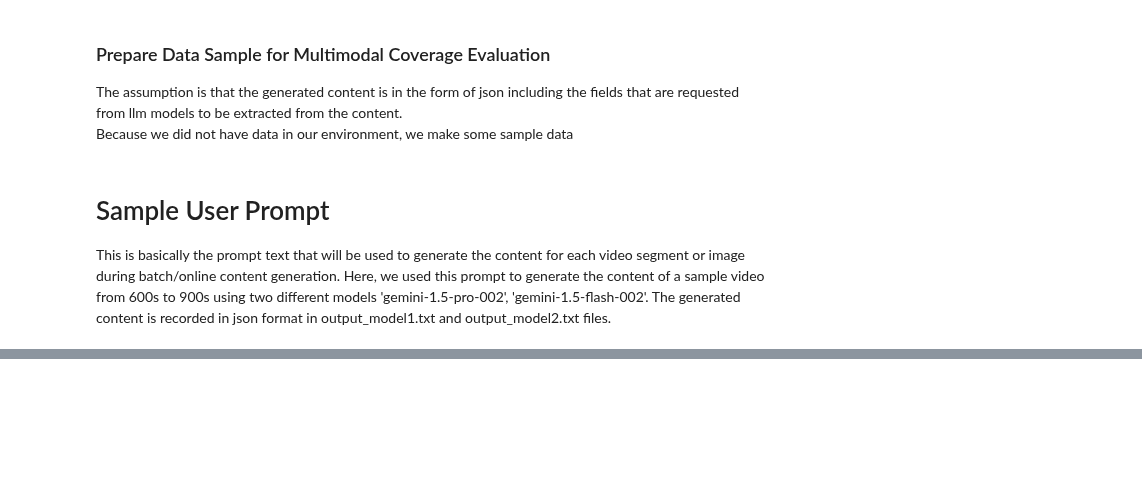
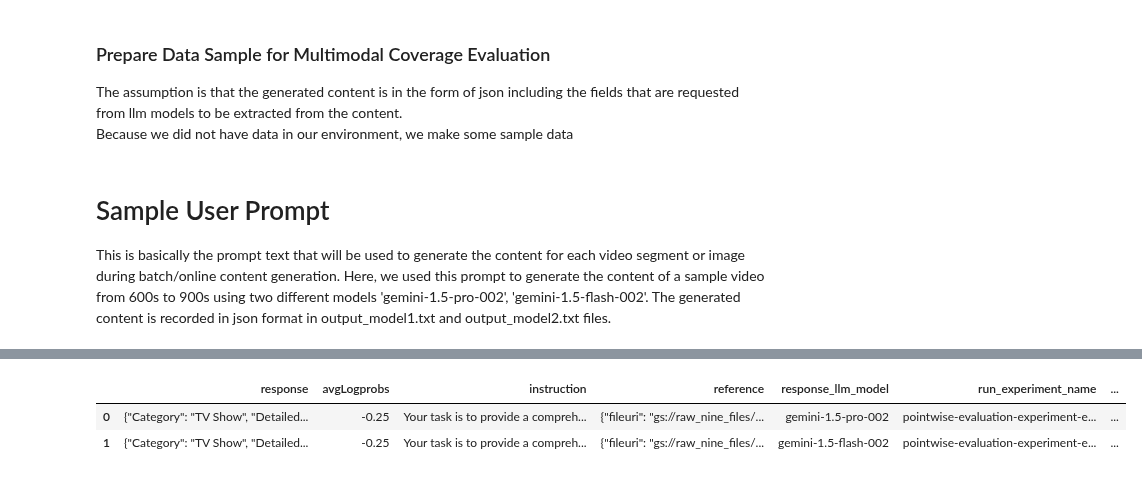
Before and after one commit to intelia-agility/GenAI, a Jupyter notebook: LLM_Eval/LLM_Evaulations_SRC/LLM_Evaluation.ipynb, the cells around one changed output, grey strips where cells are left out. Saved outputs shown, nothing was run; the diff lists cells and outputs as text; code cells hidden in the pictures; blank space fills up the shorter version.

```diff
--- a/LLM_Eval/LLM_Evaulations_SRC/LLM_Evaluation.ipynb
+++ b/LLM_Eval/LLM_Evaulations_SRC/LLM_Evaluation.ipynb
@@ -205,7 +217,7 @@ pointwise_evaluation_client=PointWiseEvaluationClient(project='nine-quality-test
                           response_desc_column_name=response_column_name,
                           response_llm_model_column_name=response_modelVersion,
                           response_avgLogprobs_column_name=response_avgLogprobs,
-                          eval_metrics=None,
+                          eval_metrics=eval_metrics,
                          experiment_name="pointwise-evaluation-experiment",
                          evaluation_prompt= "Evaluate the AI's contribution to a meaningful content generation. For rating and evaluationtion of the response on a 1-5 scale, use the given rubric criteria.",
                          delete_experiment=True, # to save the costs, delete the evaluation experiment after the evaluation is finished
@@ -334,17 +336,26 @@ class PointWiseEvaluationClient:
                              **({"instruction": self.items[self.response_userPrompt_column_name].to_list()} if
                                self.response_userPrompt_column_name !=None else {}),
 
-                            "refrence": [
-                                         json.dumps({
+                            "reference": [
+                                        json.dumps(
+                                            {
                                                 "fileuri": self.items[self.response_media_column_metadata['fileUri']][i],
                                                 "metadata": {
-                                                                "start_offset": {"seconds":self.items[self.response_media_column_metadata['startOffset']][i] , "nanos": 0},
-                                                                "end_offset": {"seconds":self.items[self.response_media_column_metadata['endOffset']][i],"nanos": 0}
-                                                            } if self.response_media_column_metadata['startOffset'] in self.items.columns and self.response_media_column_metadata['endOffset'] in self.items.columns else {}
+                                                    "start_offset": {
+                                                        "seconds": int(self.items[self.response_media_column_metadata['startOffset']][i]),
+                                                        "nanos": 0,
+                                                    },
+                                                    "end_offset": {
+                                                        "seconds": int(self.items[self.response_media_column_metadata['endOffset']][i]),
+                                                        "nanos": 0,
+                                                    },
+                                                } if self.response_media_column_metadata['startOffset'] in self.items.columns and
+                                                     self.response_media_column_metadata['endOffset'] in self.items.columns else {}
                                             }
-                                         ) if self.response_media_column_metadata!=None and self.response_media_column_metadata['fileUri']!=None else {}
-                                            for i in range(len(self.items))
-                                        ],
+                                        ) if self.response_media_column_metadata is not None and
+                                             self.response_media_column_metadata.get('fileUri') is not None else "{}"
+                                        for i in range(len(self.items))
+                                    ],
                             "response_llm_model": self.items[self.response_llm_model_column_name],
                             "run_experiment_name": [self.run_experiment_name] * len(self.items),
                             "run_experiment_date": [datetime.today().strftime('%Y-%m-%d')] * len(self.items),
@@ -793,6 +807,10 @@ pointwise_evaluation_client=PointWiseEvaluationClient(project='nine-quality-test
                          experiment_name="pointwise-evaluation-experiment",
                          evaluation_prompt= "Evaluate the AI's contribution to a meaningful content generation. For rating and evaluationtion of the response on a 1-5 scale, use the given rubric criteria.",
                          delete_experiment=True, # to save the costs, delete the evaluation experiment after the evaluation is finished
-                         sys_metrics=True #calculate some mathematical metrics: entropy, perplexity
-                         )
+                         sys_metrics=True, #calculate some mathematical metrics: entropy, perplexity
+                         multimodal_evaluation_promt=multimodal_evaluation_promt, # prompt that will be used for video and image generated content evaluation
+                         response_userPrompt_column_name="prompt_text", # name of the column in the 'items' data frame that includes user input prompt when generating content
+                         response_media_column_metadata={'fileUri':'fileUri', 'startOffset':'startOffset_seconds','endOffset':'endOffset_seconds', 'mediaType':'asset_type'},   # name of metadata columns in the 'items' dataframe
+                             response_mediaType_column_name='asset_type'
+                             )
 evaluations=pointwise_evaluation_client.get_evaluations()
@@ -798,0 +843,6 @@ evaluations=pointwise_evaluation_client.get_evaluations()
+# %%
+evaluations
+# %% [output]
+|  | response | avgLogprobs | instruction | reference | response_llm_model | run_experiment_name | ... |
+| 0 | {"Category": "TV Show", "Detailed... | -0.25 | Your task is to provide a compreh... | {"fileuri": "gs://raw_nine_files/... | gemini-1.5-pro-002 | pointwise-evaluation-experiment-e... | ... |
+| 1 | {"Category": "TV Show", "Detailed... | -0.25 | Your task is to provide a compreh... | {"fileuri": "gs://raw_nine_files/... | gemini-1.5-flash-002 | pointwise-evaluation-experiment-e... | ... |
```
Also changed, not shown: parts of 10 cells of this notebook.
